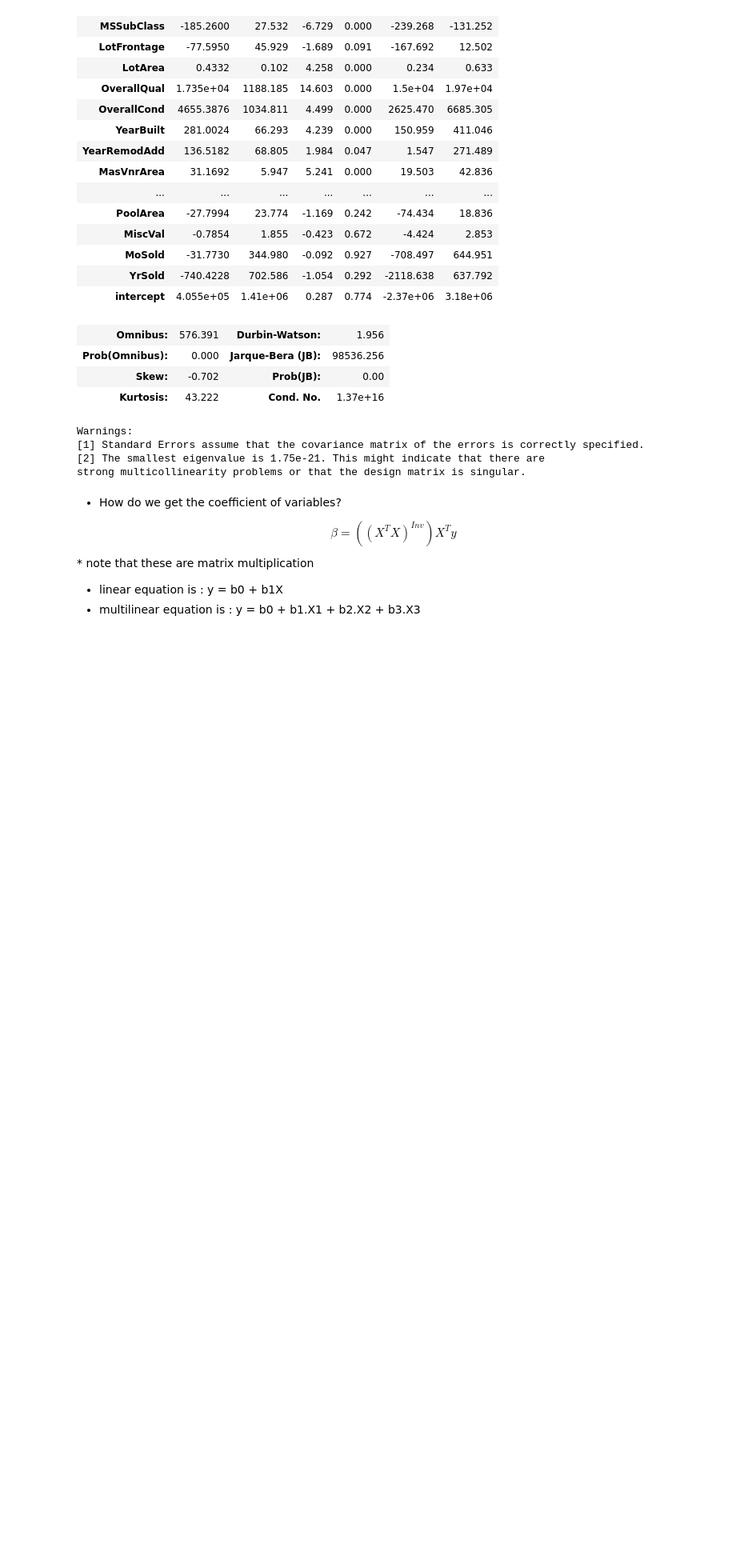
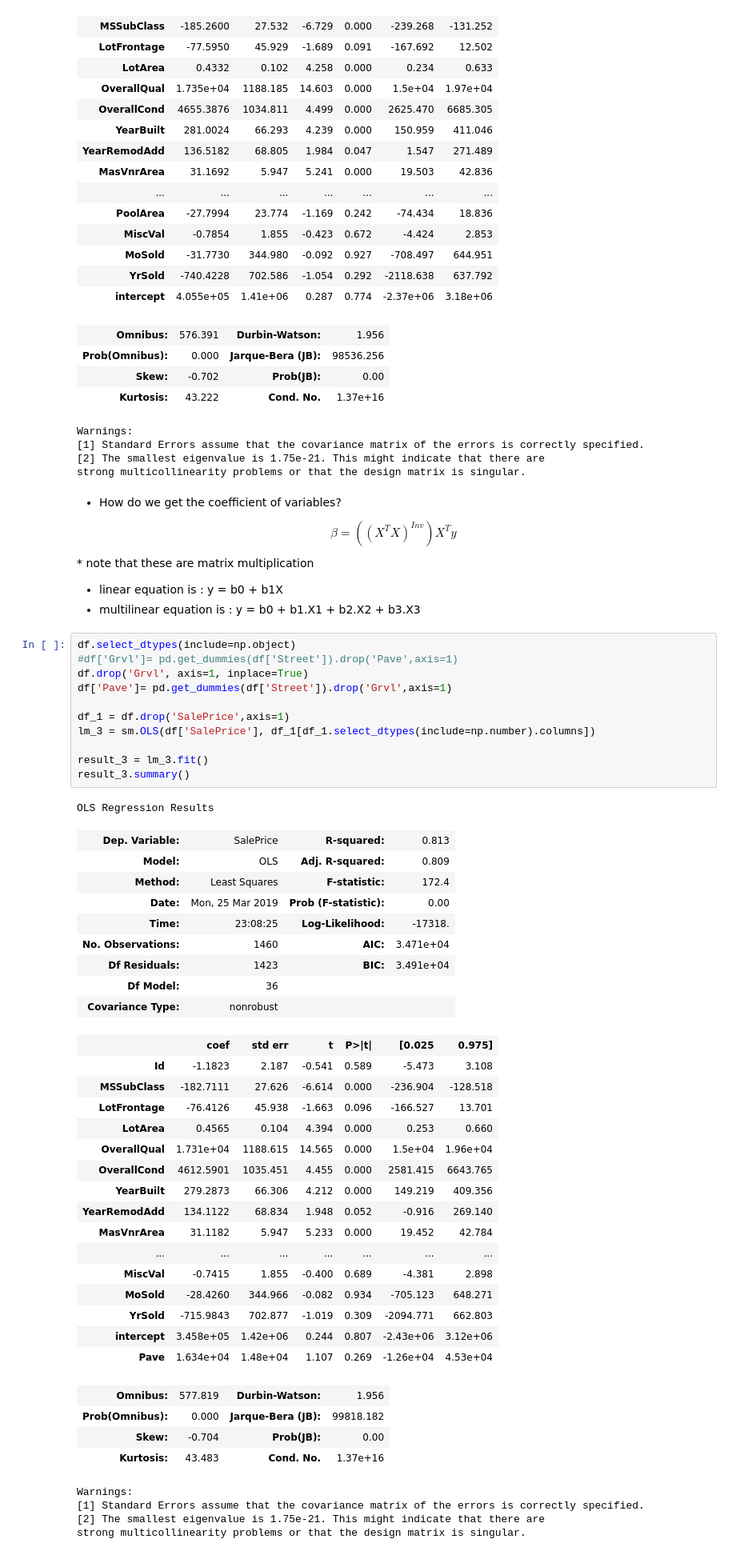
Before and after one commit to PadmarajBhat/DataAnalyst-1, a Jupyter notebook: Practical Statistics/Regression.ipynb, the cells around one changed output. Shown at 80% size. Drawn from its saved outputs; the diff is of its cells as text; blank space fills up the shorter version.

```diff
--- a/Practical Statistics/Regression.ipynb
+++ b/Practical Statistics/Regression.ipynb
@@ -121,3 +122,49 @@ strong multicollinearity problems or that the design matrix is singular.
 
 * linear equation is : y = b0 + b1X
 * multilinear equation is : y = b0 + b1.X1 + b2.X2 + b3.X3
+# %%
+df.select_dtypes(include=np.object)
+#df['Grvl']= pd.get_dummies(df['Street']).drop('Pave',axis=1)
+df.drop('Grvl', axis=1, inplace=True)
+df['Pave']= pd.get_dummies(df['Street']).drop('Grvl',axis=1)
+
+df_1 = df.drop('SalePrice',axis=1)
+lm_3 = sm.OLS(df['SalePrice'], df_1[df_1.select_dtypes(include=np.number).columns])
+
+result_3 = lm_3.fit()
+result_3.summary()
+# %% [output]
+OLS Regression Results
+| Dep. Variable: | SalePrice | R-squared: | 0.813 |
+| Model: | OLS | Adj. R-squared: | 0.809 |
+| Method: | Least Squares | F-statistic: | 172.4 |
+| Date: | Mon, 25 Mar 2019 | Prob (F-statistic): | 0.00 |
+| Time: | 23:08:25 | Log-Likelihood: | -17318. |
+| No. Observations: | 1460 | AIC: | 3.471e+04 |
+| Df Residuals: | 1423 | BIC: | 3.491e+04 |
+| Df Model: | 36 |  |  |
+| Covariance Type: | nonrobust |  |  |
+|  | coef | std err | t | P>|t| | [0.025 | 0.975] |
+| Id | -1.1823 | 2.187 | -0.541 | 0.589 | -5.473 | 3.108 |
+| MSSubClass | -182.7111 | 27.626 | -6.614 | 0.000 | -236.904 | -128.518 |
+| LotFrontage | -76.4126 | 45.938 | -1.663 | 0.096 | -166.527 | 13.701 |
+| LotArea | 0.4565 | 0.104 | 4.394 | 0.000 | 0.253 | 0.660 |
+| OverallQual | 1.731e+04 | 1188.615 | 14.565 | 0.000 | 1.5e+04 | 1.96e+04 |
+| OverallCond | 4612.5901 | 1035.451 | 4.455 | 0.000 | 2581.415 | 6643.765 |
+| YearBuilt | 279.2873 | 66.306 | 4.212 | 0.000 | 149.219 | 409.356 |
+| YearRemodAdd | 134.1122 | 68.834 | 1.948 | 0.052 | -0.916 | 269.140 |
+| MasVnrArea | 31.1182 | 5.947 | 5.233 | 0.000 | 19.452 | 42.784 |
+| ... | ... | ... | ... | ... | ... | ... |
+| MiscVal | -0.7415 | 1.855 | -0.400 | 0.689 | -4.381 | 2.898 |
+| MoSold | -28.4260 | 344.966 | -0.082 | 0.934 | -705.123 | 648.271 |
+| YrSold | -715.9843 | 702.877 | -1.019 | 0.309 | -2094.771 | 662.803 |
+| intercept | 3.458e+05 | 1.42e+06 | 0.244 | 0.807 | -2.43e+06 | 3.12e+06 |
+| Pave | 1.634e+04 | 1.48e+04 | 1.107 | 0.269 | -1.26e+04 | 4.53e+04 |
+| Omnibus: | 577.819 | Durbin-Watson: | 1.956 |
+| Prob(Omnibus): | 0.000 | Jarque-Bera (JB): | 99818.182 |
+| Skew: | -0.704 | Prob(JB): | 0.00 |
+| Kurtosis: | 43.483 | Cond. No. | 1.37e+16 |
+Warnings:
+[1] Standard Errors assume that the covariance matrix of the errors is correctly specified.
+[2] The smallest eigenvalue is 1.75e-21. This might indicate that there are
+strong multicollinearity problems or that the design matrix is singular.
```
Also changed, not shown: parts of 2 cells of this notebook.
